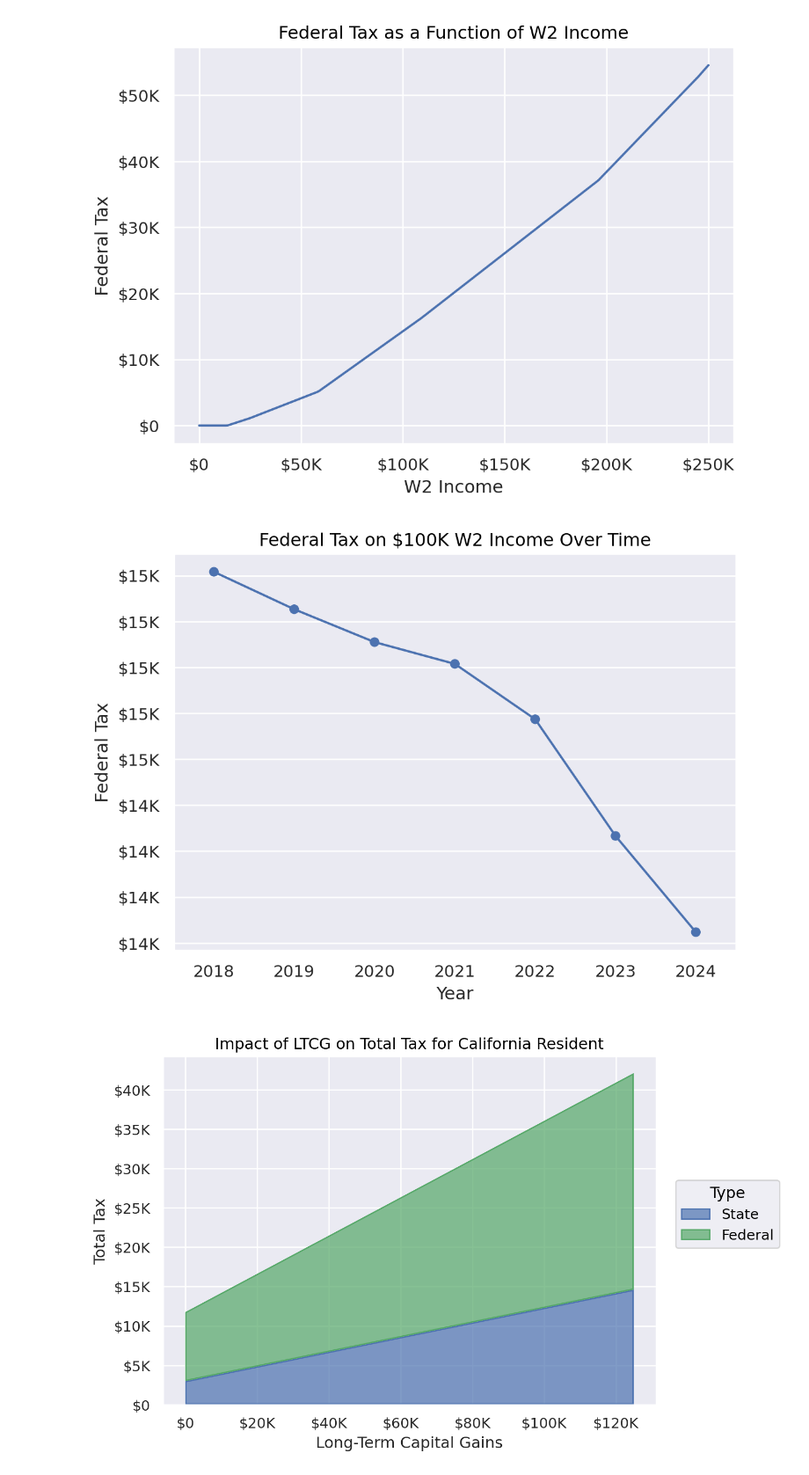
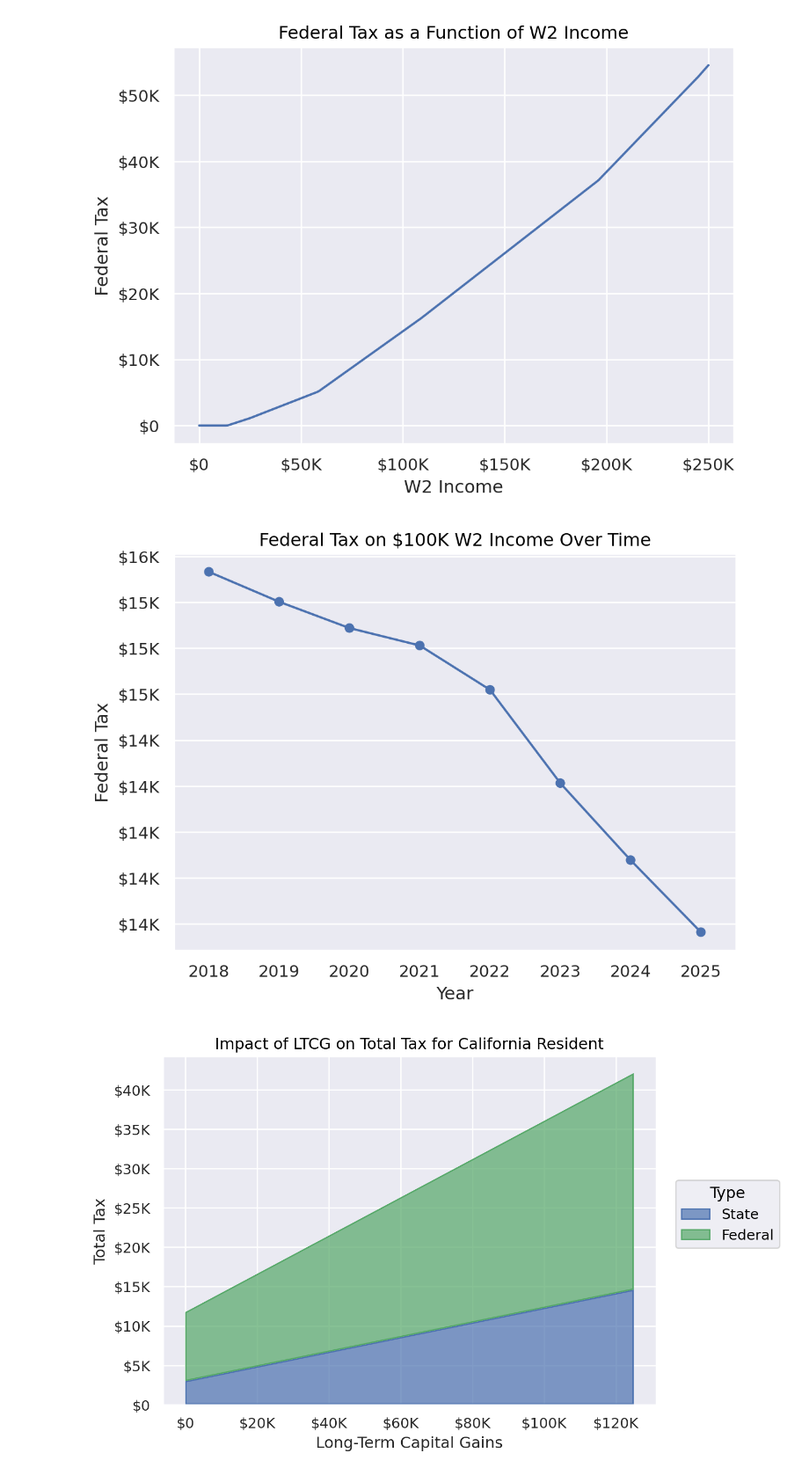
Before and after one commit to mmacpherson/tenforty, a Jupyter notebook: notebooks/generate_README_example_plots.ipynb, the cells around one changed output. Shown at 88% size. Drawn from its saved outputs; the diff is of its cells as text; code cells hidden in the pictures.

```diff
--- a/notebooks/generate_README_example_plots.ipynb
+++ b/notebooks/generate_README_example_plots.ipynb
@@ -31,7 +31,7 @@ def save_seaborn_objects_plot(plot, filename):
     (
         plot.theme(
             {
-                "font.sans-serif": "DejaVu Sans",
+                "font.sans-serif": "Roboto",
                 "axes.facecolor": "white",
                 "figure.facecolor": "white",
             }
@@ -109,28 +109,28 @@ save_seaborn_objects_plot(p, "../images/example1.svg")
 [figure]
 # %%
 df = tenforty.evaluate_returns(
-    year=[2018, 2019, 2020, 2021, 2022, 2023, 2024], w2_income=100_000
+    year=[2018, 2019, 2020, 2021, 2022, 2023, 2024, 2025], w2_income=100_000
 ).cast({"year": pl.Utf8})
 
 p = (
     so.Plot(df, x="year", y="total_tax")
     .add(so.Line(color="#4C72B0"))
     .add(so.Dot(color="#4C72B0"))
     .scale(
         y=so.Continuous().label(like=currency_formatter),
     )
     .label(
         x="Year",
         y="Federal Tax",
         title="Federal Tax on $100K W2 Income Over Time",
     )
 )
 
 p
 
 save_seaborn_objects_plot(p, "../images/example2.svg")
 # %% [output]
-[figure, old version]
+[figure, new version]
 # %%
 df = (
     tenforty.evaluate_returns(
```
Also changed, not shown: parts of 1 cell of this notebook, 5 other files.
